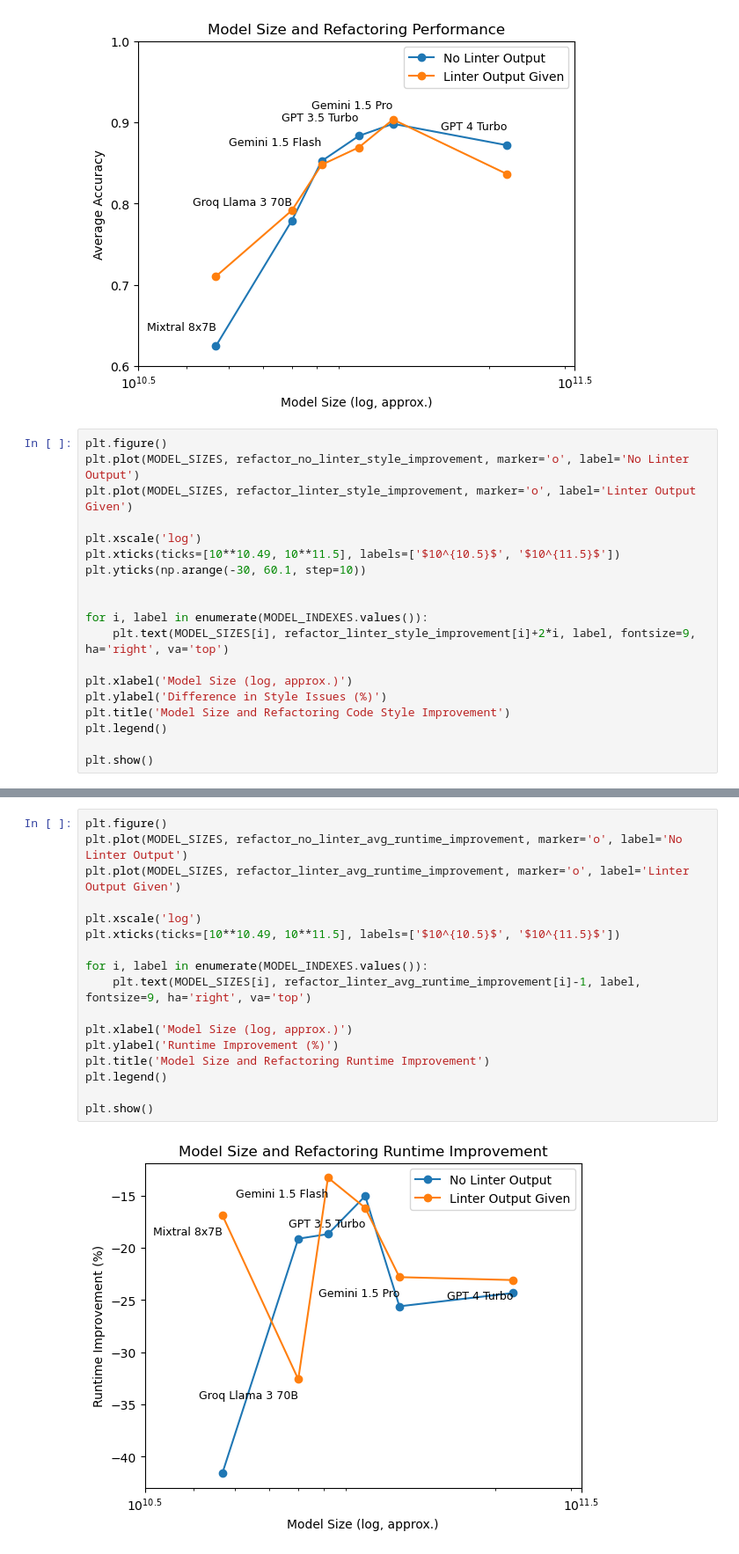
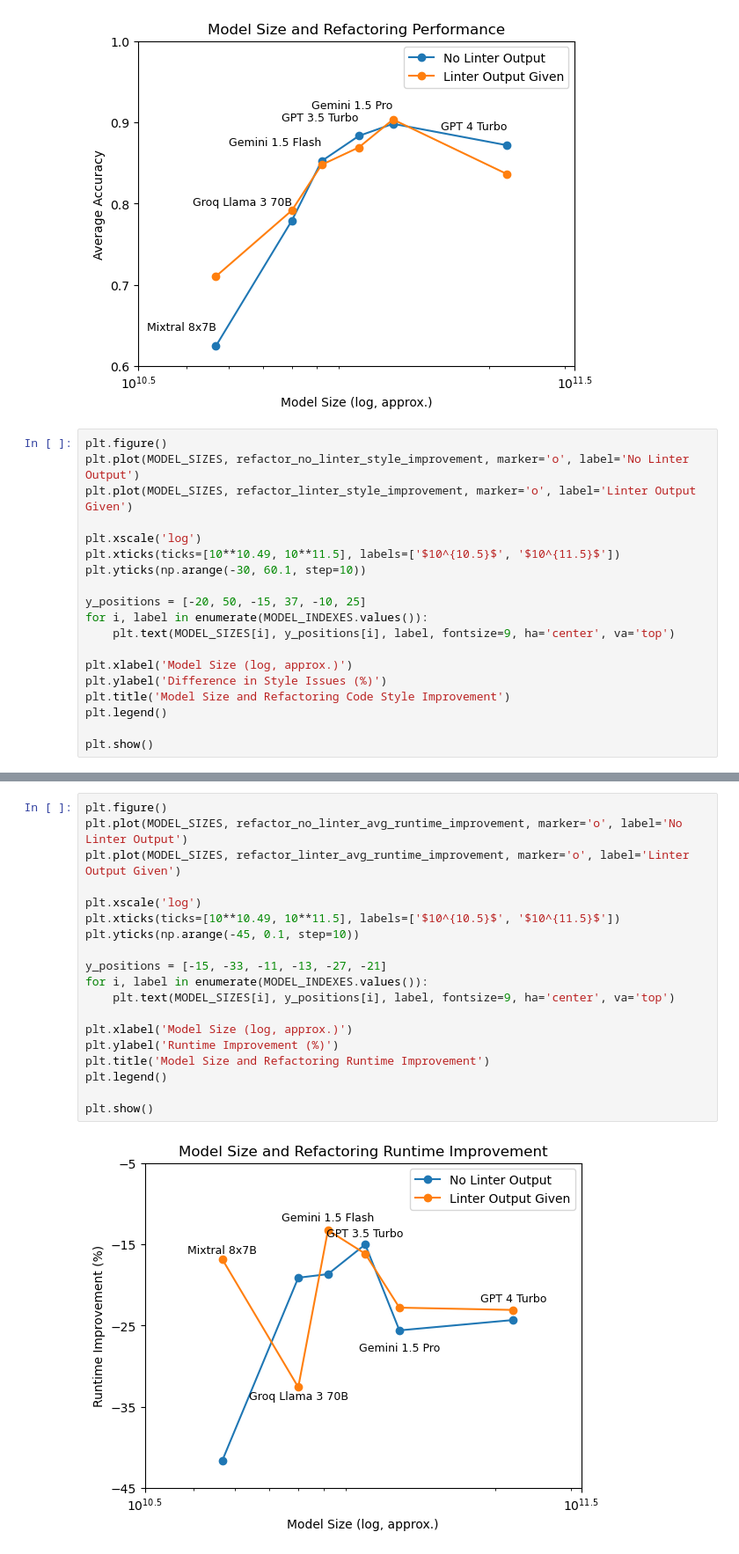
Before and after one commit to kaiyon07/code-gen, a Jupyter notebook: analysis_notebooks/model_size_analysis.ipynb, the cells around one changed output, grey strips where cells are left out. Shown: that part at 88% size. Cells and saved outputs as stored; diff of their text form.

Commit message:
manual labeling for model size analysis

```diff
--- a/analysis_notebooks/model_size_analysis.ipynb
+++ b/analysis_notebooks/model_size_analysis.ipynb
@@ -202,9 +202,9 @@ plt.xscale('log')
 plt.xticks(ticks=[10**10.49, 10**11.5], labels=['$10^{10.5}$', '$10^{11.5}$'])
 plt.yticks(np.arange(-30, 60.1, step=10))
 
-
+y_positions = [-20, 50, -15, 37, -10, 25]
 for i, label in enumerate(MODEL_INDEXES.values()):
-    plt.text(MODEL_SIZES[i], refactor_linter_style_improvement[i]+2*i, label, fontsize=9, ha='right', va='top')
+    plt.text(MODEL_SIZES[i], y_positions[i], label, fontsize=9, ha='center', va='top')
 
 plt.xlabel('Model Size (log, approx.)')
 plt.ylabel('Difference in Style Issues (%)')
@@ -217,22 +217,24 @@ plt.show()
 # %%
 plt.figure()
 plt.plot(MODEL_SIZES, refactor_no_linter_avg_runtime_improvement, marker='o', label='No Linter Output')
 plt.plot(MODEL_SIZES, refactor_linter_avg_runtime_improvement, marker='o', label='Linter Output Given')
 
 plt.xscale('log')
 plt.xticks(ticks=[10**10.49, 10**11.5], labels=['$10^{10.5}$', '$10^{11.5}$'])
+plt.yticks(np.arange(-45, 0.1, step=10))
 
+y_positions = [-15, -33, -11, -13, -27, -21]
 for i, label in enumerate(MODEL_INDEXES.values()):
-    plt.text(MODEL_SIZES[i], refactor_linter_avg_runtime_improvement[i]-1, label, fontsize=9, ha='right', va='top')
+    plt.text(MODEL_SIZES[i], y_positions[i], label, fontsize=9, ha='center', va='top')
 
 plt.xlabel('Model Size (log, approx.)')
 plt.ylabel('Runtime Improvement (%)')
 plt.title('Model Size and Refactoring Runtime Improvement')
 plt.legend()
 
 plt.show()
 # %% [output]
-[figure, old version]
+[figure, new version]
 # %%
 no_linter_runtime_df = load_evaluation(REFACTOR_NO_LINTER_EVALUATIONS[4]) # Gemini 1.5 Pro
 no_linter_runtime_df['runtime_improvement'] = ((no_linter_runtime_df['runtimeOriginal'] - no_linter_runtime_df['runtimeRefactored']) / no_linter_runtime_df['runtimeOriginal']) * 100
```
Also changed, not shown: parts of 1 cell of this notebook.
